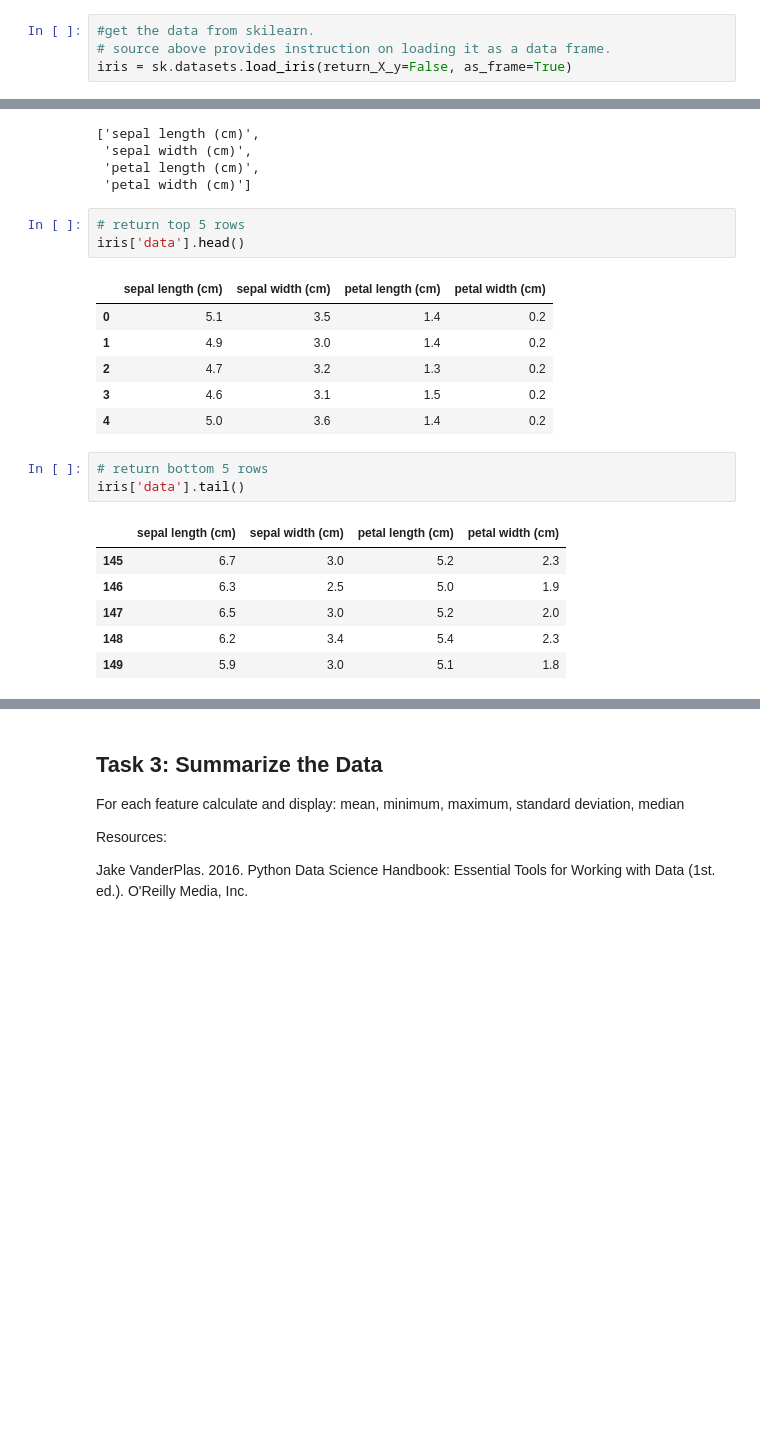
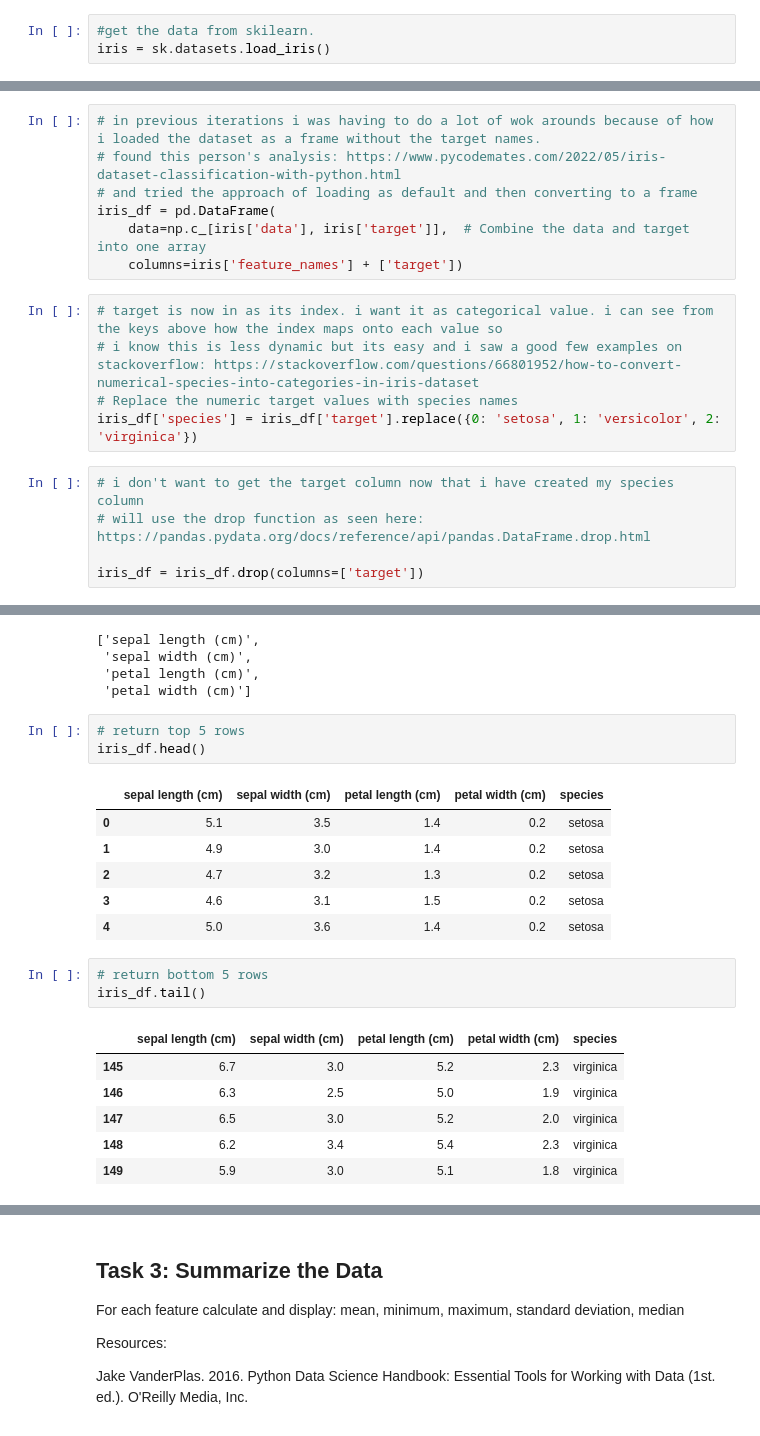
Before and after one commit to EmmaChubbCode/principles_of_da, a Jupyter notebook: tasks.ipynb, the cells around one changed output, grey strips where cells are left out. Cells and saved outputs as stored; diff of their text form; blank space fills up the shorter version.

Commit message:
have changed how i load the dataset and am adjusting code

```diff
--- a/tasks.ipynb
+++ b/tasks.ipynb
@@ -23,8 +23,7 @@ import matplotlib.pyplot as plt
 from sklearn.preprocessing import LabelEncoder as le
 # %%
 #get the data from skilearn.
-# source above provides instruction on loading it as a data frame.
-iris = sk.datasets.load_iris(return_X_y=False, as_frame=True)
+iris = sk.datasets.load_iris()
 # %%
 # take initial look at the data set
 
@@ -53,4 +52,21 @@ iris.keys()
 dict_keys(['data', 'target', 'frame', 'target_names', 'DESCR', 'feature_names', 'filename', 'data_module'])
+# %%
+# in previous iterations i was having to do a lot of wok arounds because of how i loaded the dataset as a frame without the target names.
+# found this person's analysis: https://www.pycodemates.com/2022/05/iris-dataset-classification-with-python.html
+# and tried the approach of loading as default and then converting to a frame
+iris_df = pd.DataFrame(
+    data=np.c_[iris['data'], iris['target']],  # Combine the data and target into one array
+    columns=iris['feature_names'] + ['target'])
+# %%
+# target is now in as its index. i want it as categorical value. i can see from the keys above how the index maps onto each value so
+# i know this is less dynamic but its easy and i saw a good few examples on stackoverflow: https://stackoverflow.com/questions/66801952/how-to-convert-numerical-species-into-categories-in-iris-dataset
+# Replace the numeric target values with species names
+iris_df['species'] = iris_df['target'].replace({0: 'setosa', 1: 'versicolor', 2: 'virginica'})
+# %%
+# i don't want to get the target column now that i have created my species column
+# will use the drop function as seen here: https://pandas.pydata.org/docs/reference/api/pandas.DataFrame.drop.html
+
+iris_df = iris_df.drop(columns=['target'])
 # %% [markdown]
 ## Task 2:  Explore the Data Structure
 # %% [markdown]
@@ -82,23 +98,23 @@ iris['feature_names']
  'petal width (cm)']
 # %%
 # return top 5 rows
-iris['data'].head()
+iris_df.head()
 # %% [output]
-|  | sepal length (cm) | sepal width (cm) | petal length (cm) | petal width (cm) |
-| 0 | 5.1 | 3.5 | 1.4 | 0.2 |
-| 1 | 4.9 | 3.0 | 1.4 | 0.2 |
-| 2 | 4.7 | 3.2 | 1.3 | 0.2 |
-| 3 | 4.6 | 3.1 | 1.5 | 0.2 |
-| 4 | 5.0 | 3.6 | 1.4 | 0.2 |
+|  | sepal length (cm) | sepal width (cm) | petal length (cm) | petal width (cm) | species |
+| 0 | 5.1 | 3.5 | 1.4 | 0.2 | setosa |
+| 1 | 4.9 | 3.0 | 1.4 | 0.2 | setosa |
+| 2 | 4.7 | 3.2 | 1.3 | 0.2 | setosa |
+| 3 | 4.6 | 3.1 | 1.5 | 0.2 | setosa |
+| 4 | 5.0 | 3.6 | 1.4 | 0.2 | setosa |
 # %%
 # return bottom 5 rows
-iris['data'].tail()
+iris_df.tail()
 # %% [output]
-|  | sepal length (cm) | sepal width (cm) | petal length (cm) | petal width (cm) |
-| 145 | 6.7 | 3.0 | 5.2 | 2.3 |
-| 146 | 6.3 | 2.5 | 5.0 | 1.9 |
-| 147 | 6.5 | 3.0 | 5.2 | 2.0 |
-| 148 | 6.2 | 3.4 | 5.4 | 2.3 |
-| 149 | 5.9 | 3.0 | 5.1 | 1.8 |
+|  | sepal length (cm) | sepal width (cm) | petal length (cm) | petal width (cm) | species |
+| 145 | 6.7 | 3.0 | 5.2 | 2.3 | virginica |
+| 146 | 6.3 | 2.5 | 5.0 | 1.9 | virginica |
+| 147 | 6.5 | 3.0 | 5.2 | 2.0 | virginica |
+| 148 | 6.2 | 3.4 | 5.4 | 2.3 | virginica |
+| 149 | 5.9 | 3.0 | 5.1 | 1.8 | virginica |
 # %%
 # double check the types of data in iris
```
Also changed, not shown: parts of 6 cells of this notebook.
